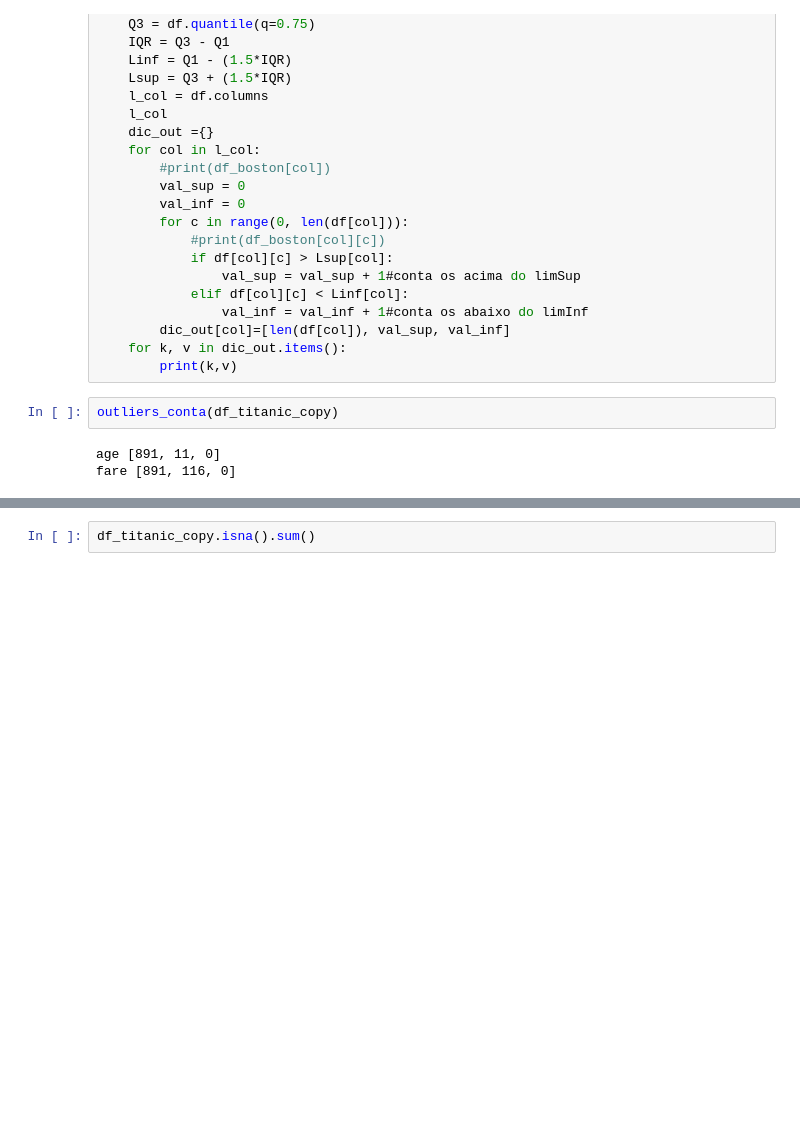
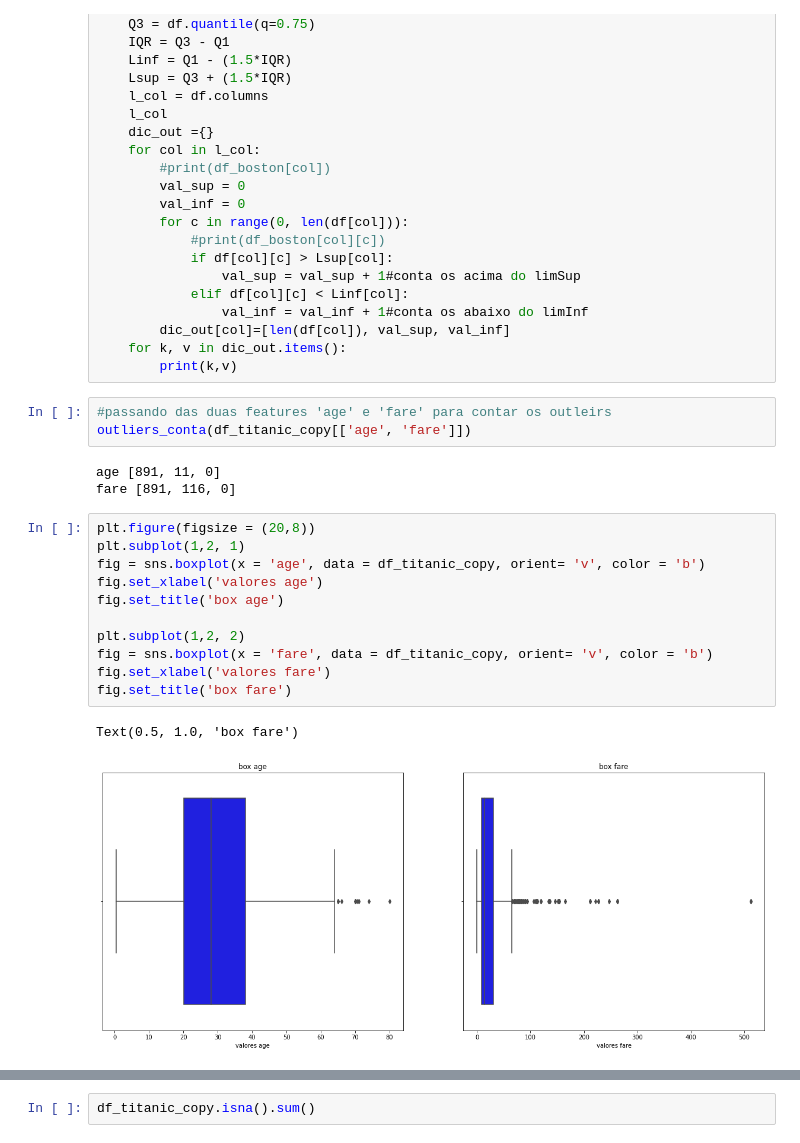
Before and after one commit to jjefferson2006/DSWP_JJ_altera, a Jupyter notebook: Notebooks/JJ3NB15_02__Regressão Linear.ipynb, the cells around one changed output, grey strips where cells are left out. Cells and saved outputs as stored; diff of their text form; blank space fills up the shorter version.

```diff
--- a/Notebooks/JJ3NB15_02__Regressão Linear.ipynb
+++ b/Notebooks/JJ3NB15_02__Regressão Linear.ipynb
@@ -1276,10 +1344,25 @@ def outliers_conta(df):
         dic_out[col]=[len(df[col]), val_sup, val_inf]
     for k, v in dic_out.items():
         print(k,v)
-# %%
-outliers_conta(df_titanic_copy)
-# %% [output]
-age [891, 11, 0]
-fare [891, 116, 0]
+# %%
+#passando das duas features 'age' e 'fare' para contar os outleirs
+outliers_conta(df_titanic_copy[['age', 'fare']])
+# %% [output]
+age [891, 11, 0]
+fare [891, 116, 0]
+# %%
+plt.figure(figsize = (20,8))
+plt.subplot(1,2, 1)
+fig = sns.boxplot(x = 'age', data = df_titanic_copy, orient= 'v', color = 'b')
+fig.set_xlabel('valores age')
+fig.set_title('box age')
+
+plt.subplot(1,2, 2)
+fig = sns.boxplot(x = 'fare', data = df_titanic_copy, orient= 'v', color = 'b')
+fig.set_xlabel('valores fare')
+fig.set_title('box fare')
+# %% [output]
+Text(0.5, 1.0, 'box fare')
+[figure, added]
 # %%
 #check nas features antes de tratar os outliers e de fazer a transfromação
```
Also changed, not shown: parts of 48 cells of this notebook.
